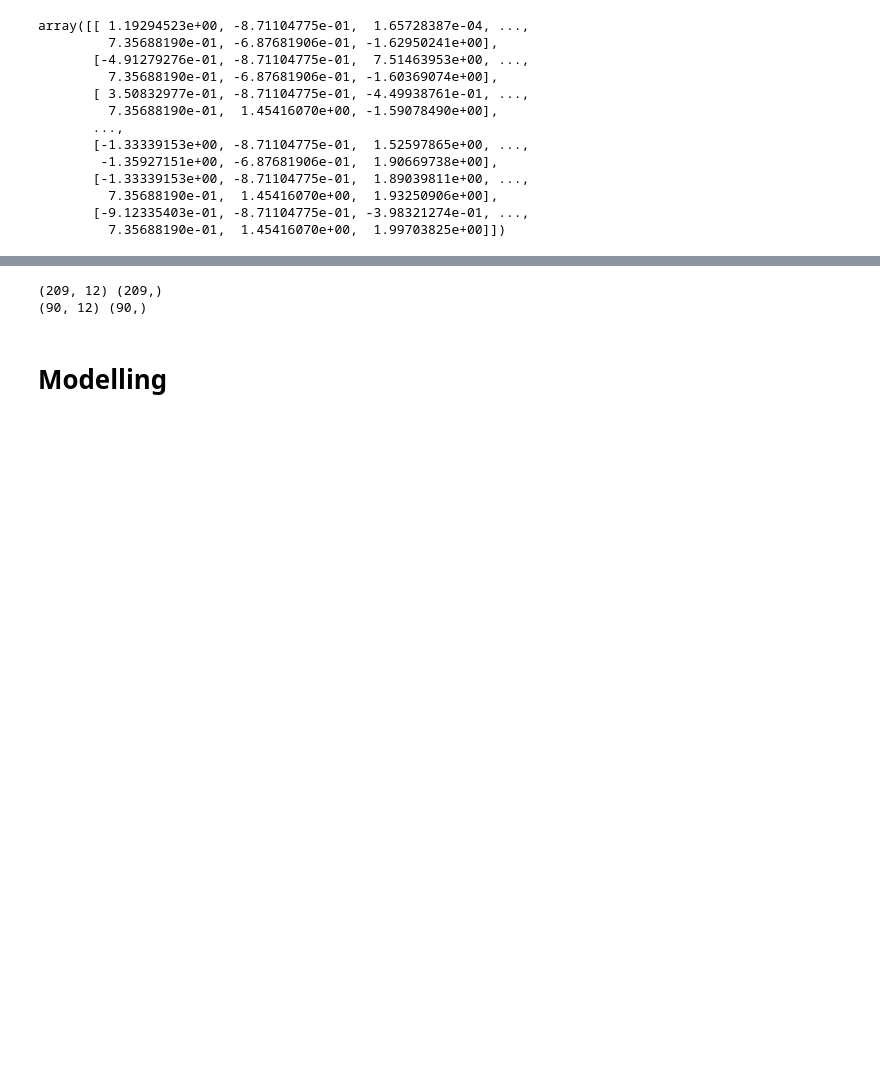
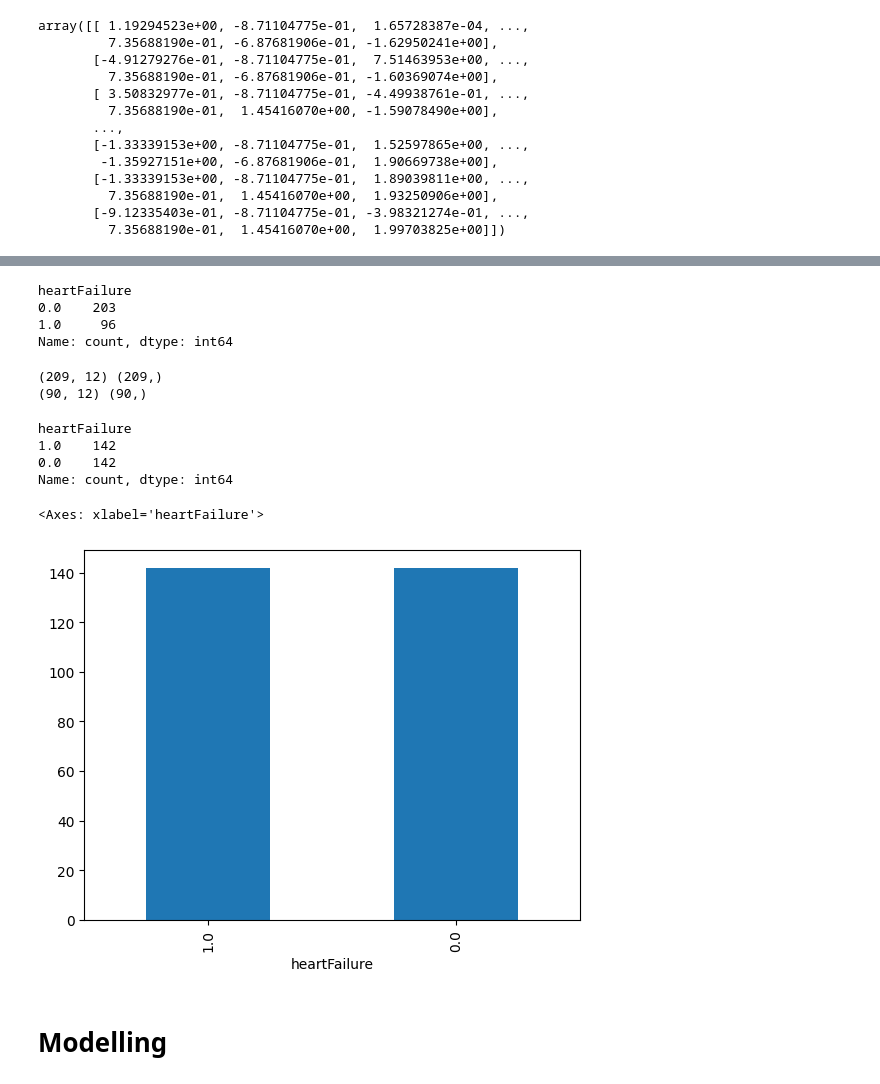
Before and after one commit to maurynnWK/Pushing, a Jupyter notebook: heart_prediction.ipynb, the cells around one changed output, grey strips where cells are left out. Cells and saved outputs as stored; diff of their text form; code cells hidden in the pictures; blank space fills up the shorter version.

```diff
--- a/heart_prediction.ipynb
+++ b/heart_prediction.ipynb
@@ -216,2 +218,9 @@ array([[ 1.19294523e+00, -8.71104775e-01,  1.65728387e-04, ...,
+# %%
+data['heartFailure'].value_counts()
+# %% [output]
+heartFailure
+0.0    203
+1.0     96
+Name: count, dtype: int64
 # %%
 from sklearn.model_selection import train_test_split
@@ -221,6 +230,23 @@ print(x_test.shape,y_test.shape)
 # %% [output]
 (209, 12) (209,)
 (90, 12) (90,)
+# %%
+column_names=['age','anaemia','creatinine_phosphokinase','diabetes','ejection_fraction','high_blood_pressure','platelets','serum_creatinine','serum_sodium','sex','smoking','time','heartFailure']
+from imblearn.over_sampling import SMOTE
+smote=SMOTE(sampling_strategy='minority')
+x_train,y_train=smote.fit_resample(x_train,y_train)
+train=np.hstack((x_train,y_train.reshape(-1,1)))
+train=pd.DataFrame(train,columns=column_names)
+
+print(train['heartFailure'].value_counts())
+train['heartFailure'].value_counts().plot(kind='bar')
+# %% [output]
+heartFailure
+1.0    142
+0.0    142
+Name: count, dtype: int64
+<Axes: xlabel='heartFailure'>
+[figure, added]
 # %% [markdown]
 # Modelling
 # %%
```
Also changed, not shown: parts of 11 cells of this notebook.
